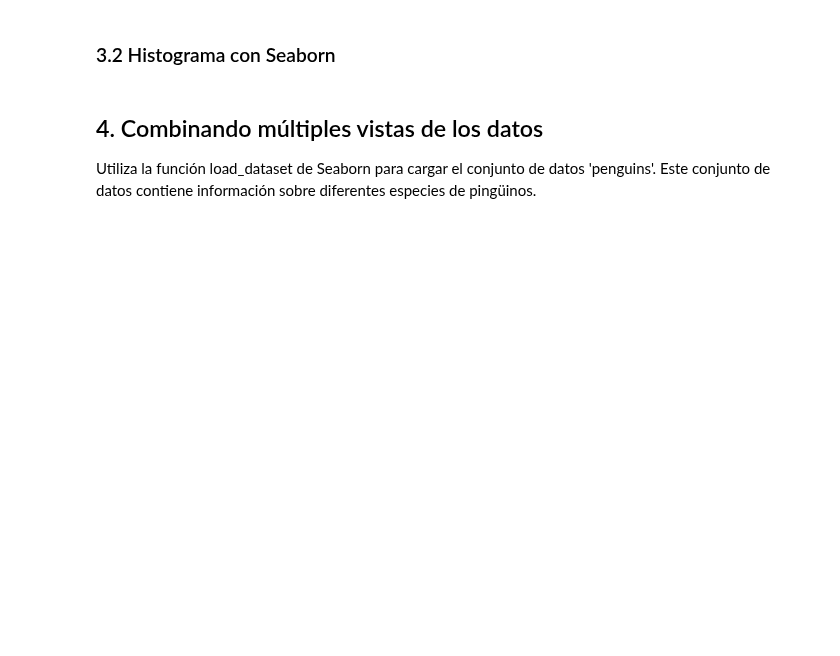
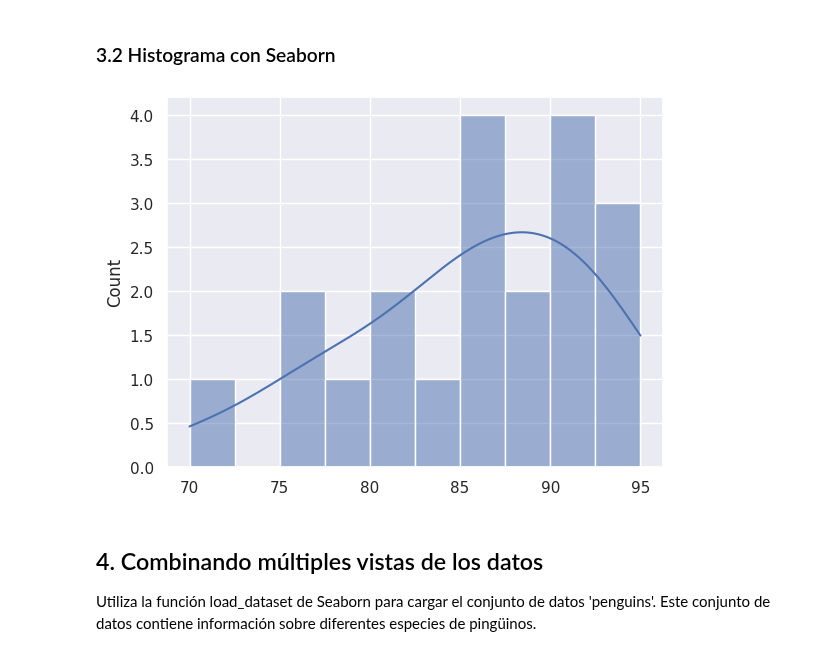
Before and after one commit to mpintoponce/python_utec, a Jupyter notebook: Modulo03:Visualizacion_de_Datos/05.Sesión_5_Ejemplos.ipynb, the cells around one changed output. Drawn from its saved outputs; the diff is of its cells as text; code cells hidden in the pictures; blank space fills up the shorter version.

```diff
--- a/Modulo03:Visualizacion_de_Datos/05.Sesión_5_Ejemplos.ipynb
+++ b/Modulo03:Visualizacion_de_Datos/05.Sesión_5_Ejemplos.ipynb
@@ -358,21 +360,23 @@ plt.show()
 # %%
 import seaborn as sns
 import matplotlib.pyplot as plt
 import pandas as pd
 
 # Datos de ejemplo (simulados)
 notas = pd.Series([85, 90, 88, 75, 70, 95, 80, 85, 90, 92, 78, 85, 89, 94, 77, 84, 82, 91, 87, 93])
 
 # Crear el histograma usando Seaborn
-sns.histplot(notas, bins=10, kde=True, color='b')
+sns.histplot(notas, bins=10, kde=True, color='b') # kde = Permite graficas la línea azul de tendencia.
 
 # Etiquetas y título
-plt.xlabel('Notas')
-plt.ylabel('Frecuencia')
-plt.title('Distribución de Notas de la Clase')
+#plt.xlabel('Notas')
+#plt.ylabel('Frecuencia')
+#plt.title('Distribución de Notas de la Clase')
 
 # Mostrar el gráfico
 plt.show()
+# %% [output]
+[figure, added]
 # %% [markdown]
 ## 4. Combinando múltiples vistas de los datos
 
```
Also changed, not shown: parts of 2 cells of this notebook.
